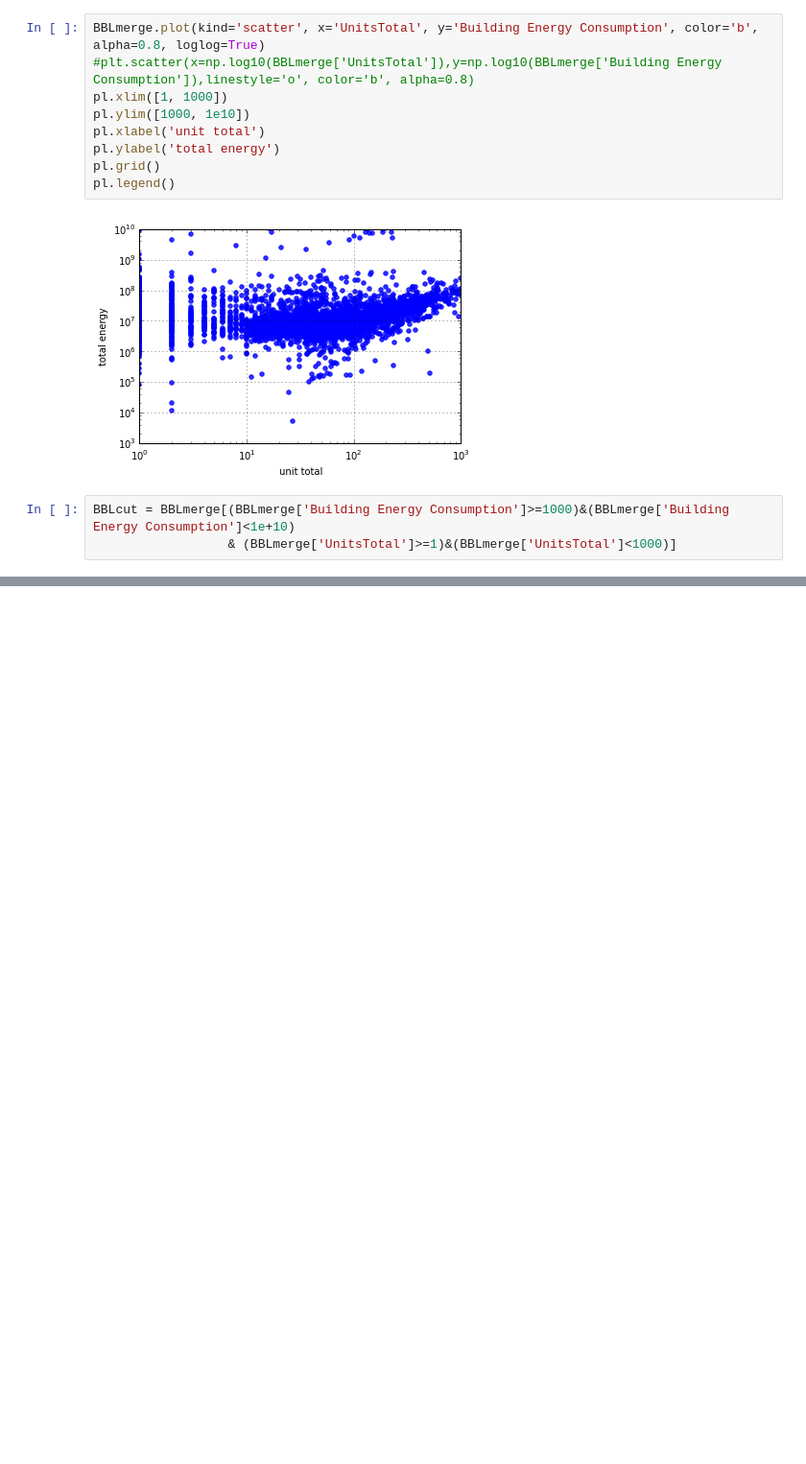
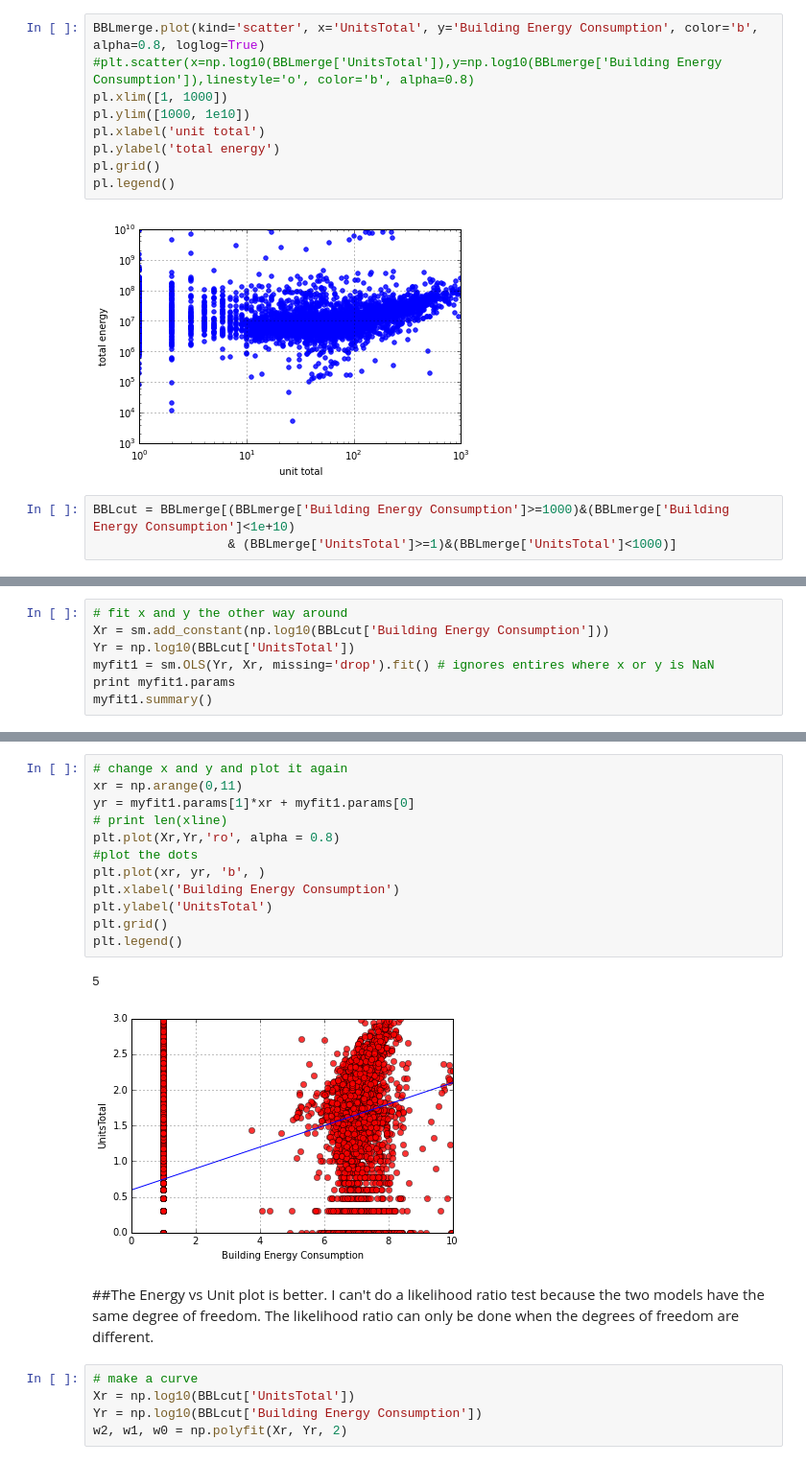
Before and after one commit to Elixeus/PUI2015_xwang, a Jupyter notebook: HW5/assignment5_1XiaWang.ipynb, the cells around one changed output, grey strips where cells are left out. Shown at 96% size. Cells and saved outputs as stored; diff of their text form; blank space fills up the shorter version.

```diff
--- a/HW5/assignment5_1XiaWang.ipynb
+++ b/HW5/assignment5_1XiaWang.ipynb
@@ -126,0 +128,7 @@ plt.plot(xline, yline, 'b', )
+# %%
+# fit x and y the other way around
+Xr = sm.add_constant(np.log10(BBLcut['Building Energy Consumption']))
+Yr = np.log10(BBLcut['UnitsTotal'])
+myfit1 = sm.OLS(Yr, Xr, missing='drop').fit() # ignores entires where x or y is NaN
+print myfit1.params
+myfit1.summary()
@@ -126,0 +156,22 @@ plt.plot(xline, yline, 'b', )
+# %%
+# change x and y and plot it again
+xr = np.arange(0,11)
+yr = myfit1.params[1]*xr + myfit1.params[0]
+# print len(xline)
+plt.plot(Xr,Yr,'ro', alpha = 0.8)
+#plot the dots
+plt.plot(xr, yr, 'b', )
+plt.xlabel('Building Energy Consumption')
+plt.ylabel('UnitsTotal')
+plt.grid()
+plt.legend()
+# %% [output]
+5
+[figure, added]
+# %% [markdown]
+##The Energy vs Unit plot is better. I can't do a likelihood ratio test because the two models have the same degree of freedom. The likelihood ratio can only be done when the degrees of freedom are different.
+# %%
+# make a curve
+Xr = np.log10(BBLcut['UnitsTotal'])
+Yr = np.log10(BBLcut['Building Energy Consumption'])
+w2, w1, w0 = np.polyfit(Xr, Yr, 2)
```
Also changed, not shown: parts of 7 cells of this notebook.
